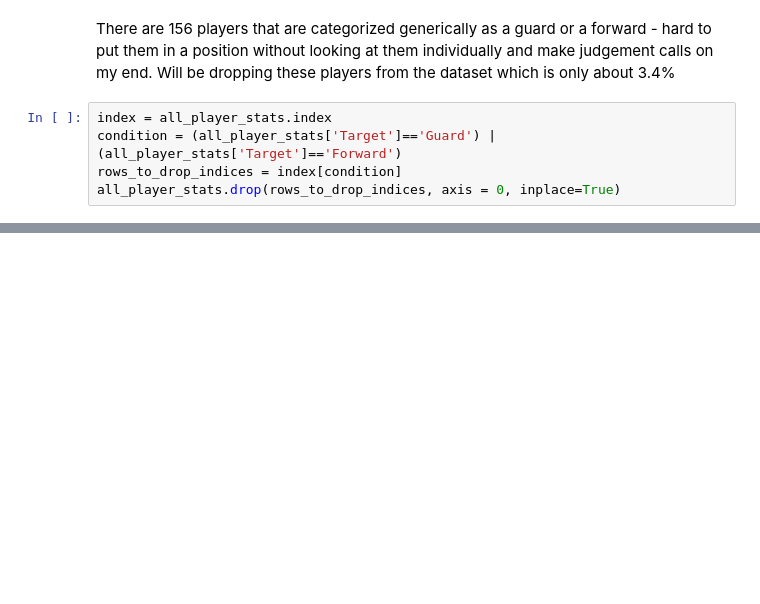
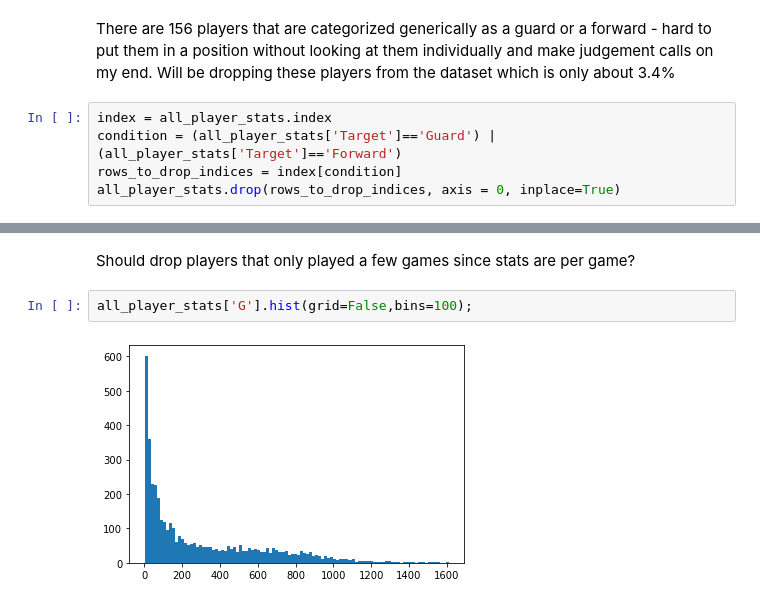
Before and after one commit to wjlau/capstone3, a Jupyter notebook: predicting_player_positions.ipynb, the cells around one changed output, grey strips where cells are left out. Drawn from its saved outputs; the diff is of its cells as text; blank space fills up the shorter version.

```diff
--- a/predicting_player_positions.ipynb
+++ b/predicting_player_positions.ipynb
@@ -215,0 +257,6 @@ plot_confusion_matrix(rf,X_test,y_test,xticks_rotation='vertical');
+# %% [markdown]
+Should drop players that only played a few games since stats are per game?
+# %%
+all_player_stats['G'].hist(grid=False,bins=100);
+# %% [output]
+[figure, added]
```
Also changed, not shown: parts of 41 cells of this notebook.
